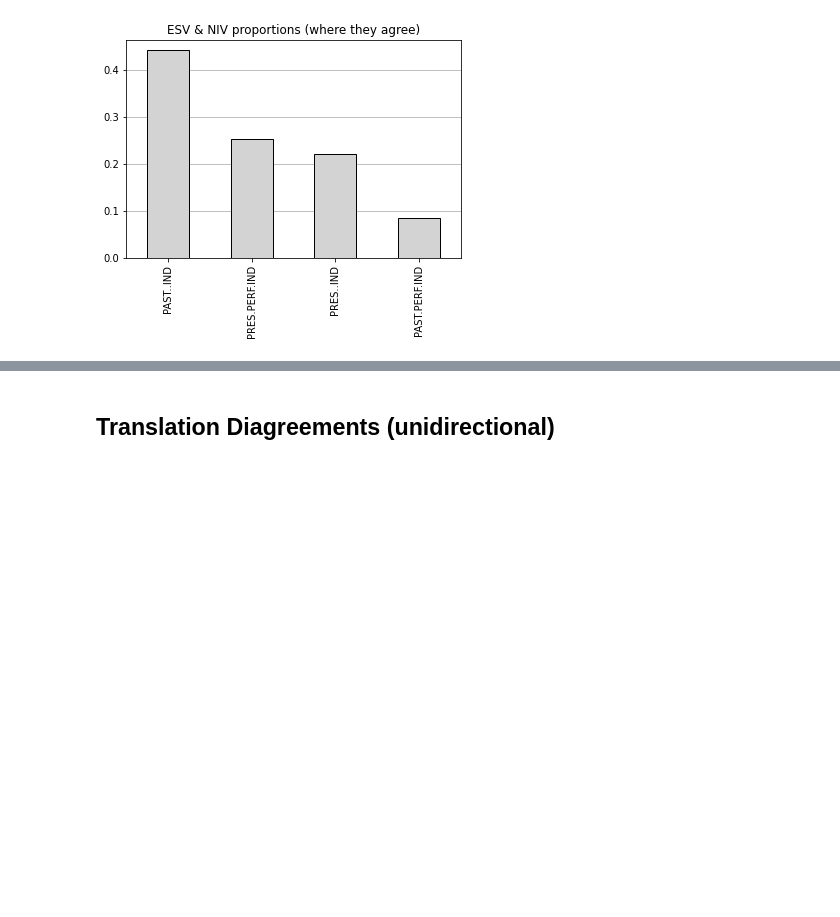
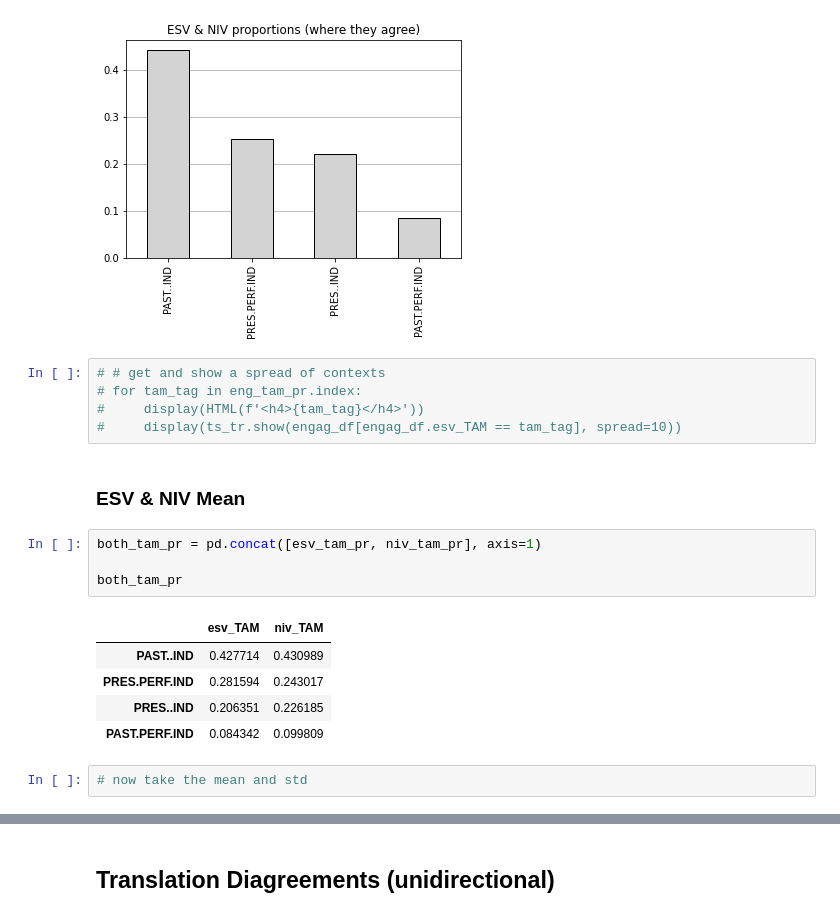
Before and after one commit to CambridgeSemiticsLab/Gesenius_data, a Jupyter notebook: analysis/§106_English_general.ipynb, the cells around one changed output, grey strips where cells are left out. Drawn from its saved outputs; the diff is of its cells as text; blank space fills up the shorter version.

```diff
--- a/analysis/§106_English_general.ipynb
+++ b/analysis/§106_English_general.ipynb
@@ -220,3 +265,22 @@ Name: esv_TAM, dtype: float64
 plot_bar_1D(eng_tam_pr, title='ESV & NIV proportions (where they agree)')
 # %% [output]
 [figure]
+# %%
+# # get and show a spread of contexts
+# for tam_tag in eng_tam_pr.index:
+#     display(HTML(f'<h4>{tam_tag}</h4>'))
+#     display(ts_tr.show(engag_df[engag_df.esv_TAM == tam_tag], spread=10))
+# %% [markdown]
+### ESV & NIV Mean
+# %%
+both_tam_pr = pd.concat([esv_tam_pr, niv_tam_pr], axis=1)
+
+both_tam_pr
+# %% [output]
+|  | esv_TAM | niv_TAM |
+| PAST..IND | 0.427714 | 0.430989 |
+| PRES.PERF.IND | 0.281594 | 0.243017 |
+| PRES..IND | 0.206351 | 0.226185 |
+| PAST.PERF.IND | 0.084342 | 0.099809 |
+# %%
+# now take the mean and std
```
Also changed, not shown: parts of 26 cells of this notebook, 6 other files.
